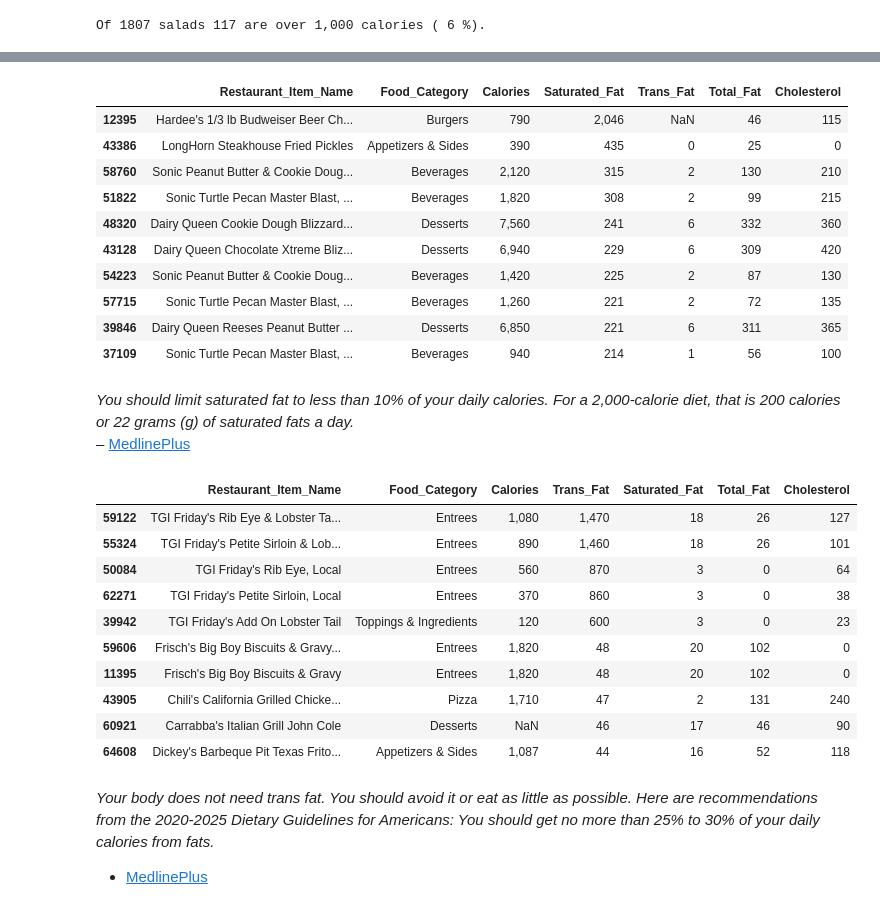
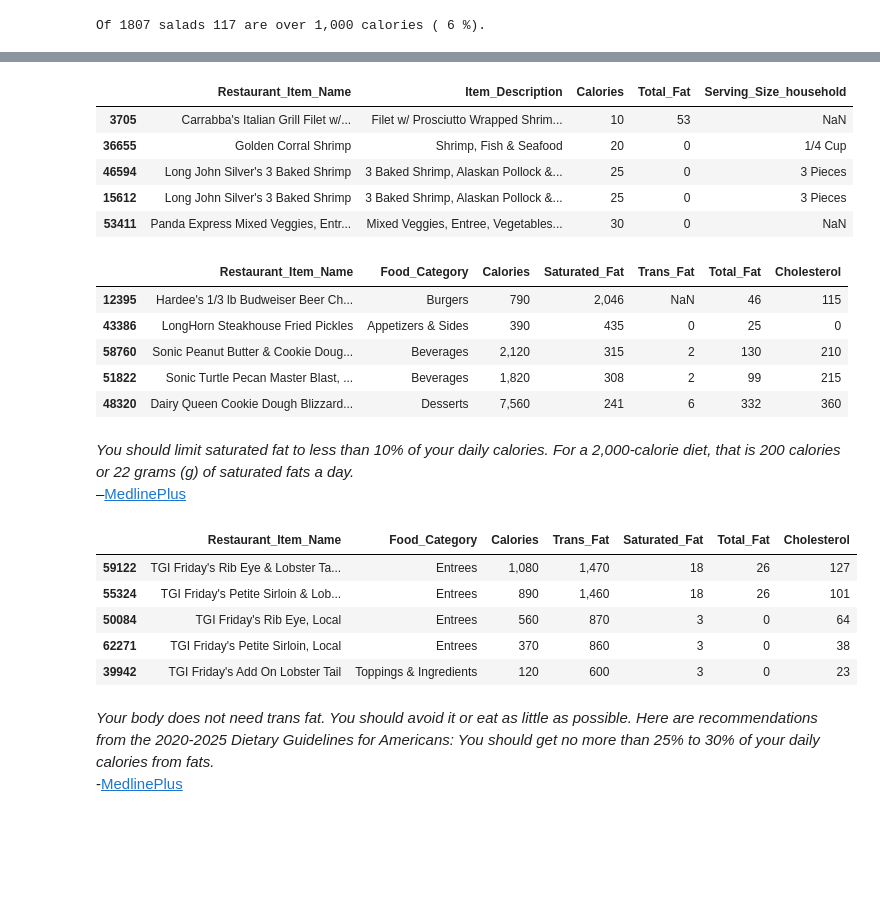
Before and after one commit to slp22/ds-ml-bootcamp, a Jupyter notebook: DOHMH_MenuStat_Historical.ipynb, the cells around one changed output, grey strips where cells are left out. Cells and saved outputs as stored; diff of their text form; code cells hidden in the pictures; blank space fills up the shorter version.

Commit message:
calorie

```diff
--- a/DOHMH_MenuStat_Historical.ipynb
+++ b/DOHMH_MenuStat_Historical.ipynb
@@ -194,29 +213,40 @@ Of 1807 salads 117 are over 1,000 calories ( 6 %).
+# %%
+df_entrees.loc[:, ['Restaurant_Item_Name',
+                   'Item_Description',
+#                   'Food_Category',
+                  'Calories',
+                  'Total_Fat',
+                   'Serving_Size_household',
+          ]].sort_values(by='Calories', ascending=True).head(5)
+# items ranked descending by calorie appear to low for some items (e.g., prosciutto wrapped shrimp: 10 calories)
+# %% [output]
+|  | Restaurant_Item_Name | Item_Description | Calories | Total_Fat | Serving_Size_household |
+| 3705 | Carrabba's Italian Grill Filet w/... | Filet w/ Prosciutto Wrapped Shrim... | 10 | 53 | NaN |
+| 36655 | Golden Corral Shrimp | Shrimp, Fish & Seafood | 20 | 0 | 1/4 Cup |
+| 46594 | Long John Silver's 3 Baked Shrimp | 3 Baked Shrimp, Alaskan Pollock &... | 25 | 0 | 3 Pieces |
+| 15612 | Long John Silver's 3 Baked Shrimp | 3 Baked Shrimp, Alaskan Pollock &... | 25 | 0 | 3 Pieces |
+| 53411 | Panda Express Mixed Veggies, Entr... | Mixed Veggies, Entree, Vegetables... | 30 | 0 | NaN |
 # %%
 # are items high in saturated fat?
-
 df.loc[:,['Restaurant_Item_Name',
           'Food_Category',
           'Calories',
           'Saturated_Fat',
           'Trans_Fat',
           'Total_Fat',
           'Cholesterol',
-         ]].sort_values(by='Saturated_Fat', ascending=False).head(10)
+         ]].sort_values(by='Saturated_Fat', ascending=False).head(5)
 # what are the units of saturated fat? calories or grams?
+# calorie and fat look erroneous, don't add up across.
 # %% [output]
 |  | Restaurant_Item_Name | Food_Category | Calories | Saturated_Fat | Trans_Fat | Total_Fat | Cholesterol |
 | 12395 | Hardee's 1/3 lb Budweiser Beer Ch... | Burgers | 790 | 2,046 | NaN | 46 | 115 |
 | 43386 | LongHorn Steakhouse Fried Pickles | Appetizers & Sides | 390 | 435 | 0 | 25 | 0 |
 | 58760 | Sonic Peanut Butter & Cookie Doug... | Beverages | 2,120 | 315 | 2 | 130 | 210 |
 | 51822 | Sonic Turtle Pecan Master Blast, ... | Beverages | 1,820 | 308 | 2 | 99 | 215 |
 | 48320 | Dairy Queen Cookie Dough Blizzard... | Desserts | 7,560 | 241 | 6 | 332 | 360 |
-| 43128 | Dairy Queen Chocolate Xtreme Bliz... | Desserts | 6,940 | 229 | 6 | 309 | 420 |
-| 54223 | Sonic Peanut Butter & Cookie Doug... | Beverages | 1,420 | 225 | 2 | 87 | 130 |
-| 57715 | Sonic Turtle Pecan Master Blast, ... | Beverages | 1,260 | 221 | 2 | 72 | 135 |
-| 39846 | Dairy Queen Reeses Peanut Butter ... | Desserts | 6,850 | 221 | 6 | 311 | 365 |
-| 37109 | Sonic Turtle Pecan Master Blast, ... | Beverages | 940 | 214 | 1 | 56 | 100 |
 # %% [markdown]
-*You should limit saturated fat to less than 10% of your daily calories. For a 2,000-calorie diet, that is 200 calories or 22 grams (g) of saturated fats a day.* <br/> – [MedlinePlus](https://medlineplus.gov/ency/patientinstructions/000838.htm#:~:text=You%20should%20get%20no%20more,of%20saturated%20fats%20a%20day.)
+*You should limit saturated fat to less than 10% of your daily calories. For a 2,000-calorie diet, that is 200 calories or 22 grams (g) of saturated fats a day.* <br/> –[MedlinePlus](https://medlineplus.gov/ency/patientinstructions/000838.htm#:~:text=You%20should%20get%20no%20more,of%20saturated%20fats%20a%20day.)
 # %%
 # are items high trans fat?
 df.loc[:,['Restaurant_Item_Name',
@@ -226,8 +256,9 @@ df.loc[:,['Restaurant_Item_Name',
           'Saturated_Fat',
           'Total_Fat',
           'Cholesterol',
-         ]].sort_values(by='Trans_Fat', ascending=False).head(10)
+         ]].sort_values(by='Trans_Fat', ascending=False).head(5)
 # what are the units of trans fat? calories or grams?
+# calorie and fat look erroneous, don't add up across.
 # %% [output]
 |  | Restaurant_Item_Name | Food_Category | Calories | Trans_Fat | Saturated_Fat | Total_Fat | Cholesterol |
 | 59122 | TGI Friday's Rib Eye & Lobster Ta... | Entrees | 1,080 | 1,470 | 18 | 26 | 127 |
@@ -235,14 +266,8 @@ df.loc[:,['Restaurant_Item_Name',
 | 50084 | TGI Friday's Rib Eye, Local | Entrees | 560 | 870 | 3 | 0 | 64 |
 | 62271 | TGI Friday's Petite Sirloin, Local | Entrees | 370 | 860 | 3 | 0 | 38 |
 | 39942 | TGI Friday's Add On Lobster Tail | Toppings & Ingredients | 120 | 600 | 3 | 0 | 23 |
-| 59606 | Frisch's Big Boy Biscuits & Gravy... | Entrees | 1,820 | 48 | 20 | 102 | 0 |
-| 11395 | Frisch's Big Boy Biscuits & Gravy | Entrees | 1,820 | 48 | 20 | 102 | 0 |
-| 43905 | Chili's California Grilled Chicke... | Pizza | 1,710 | 47 | 2 | 131 | 240 |
-| 60921 | Carrabba's Italian Grill John Cole | Desserts | NaN | 46 | 17 | 46 | 90 |
-| 64608 | Dickey's Barbeque Pit Texas Frito... | Appetizers & Sides | 1,087 | 44 | 16 | 52 | 118 |
 # %% [markdown]
-*Your body does not need trans fat. You should avoid it or eat as little as possible. Here are recommendations from the 2020-2025 Dietary Guidelines for Americans: You should get no more than 25% to 30% of your daily calories from fats.*<br/>
-- [MedlinePlus](https://medlineplus.gov/ency/patientinstructions/000786.htm#:~:text=Your%20body%20does%20not%20need%20trans%20fat.,your%20daily%20calories%20from%20fats.)
+*Your body does not need trans fat. You should avoid it or eat as little as possible. Here are recommendations from the 2020-2025 Dietary Guidelines for Americans: You should get no more than 25% to 30% of your daily calories from fats.* <br/> -[MedlinePlus](https://medlineplus.gov/ency/patientinstructions/000786.htm#:~:text=Your%20body%20does%20not%20need%20trans%20fat.,your%20daily%20calories%20from%20fats.)
 # %%
 # column names
 
```
Also changed, not shown: parts of 1 cell of this notebook.
